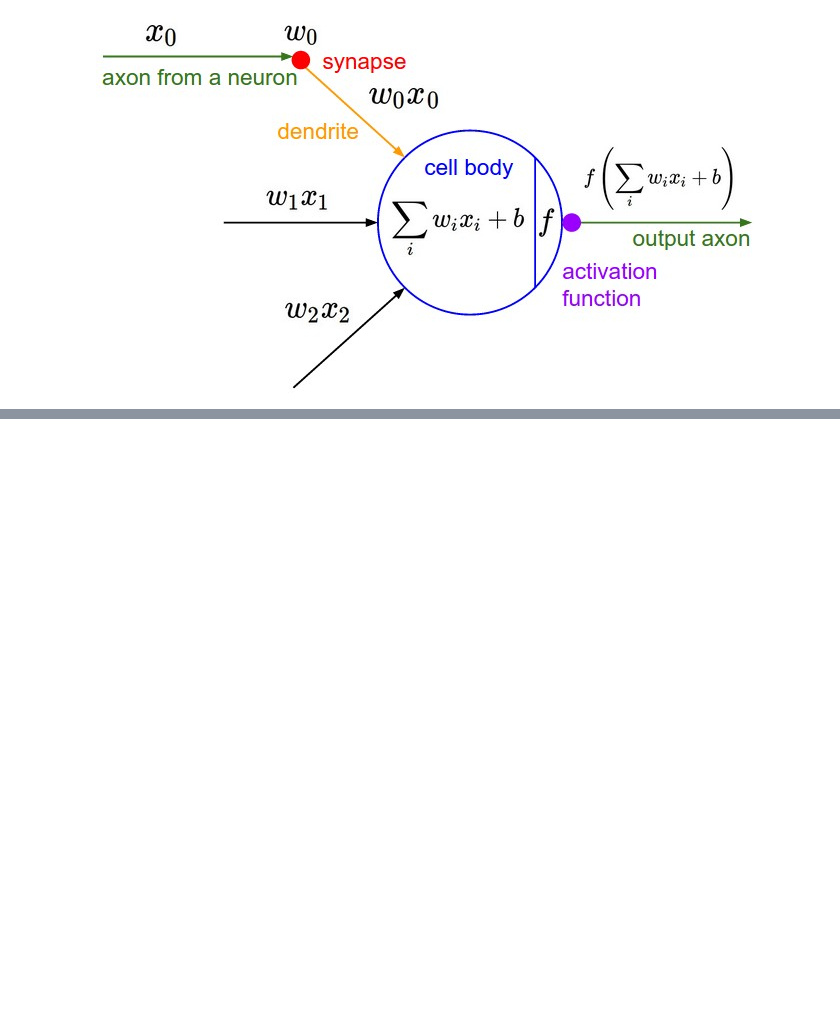
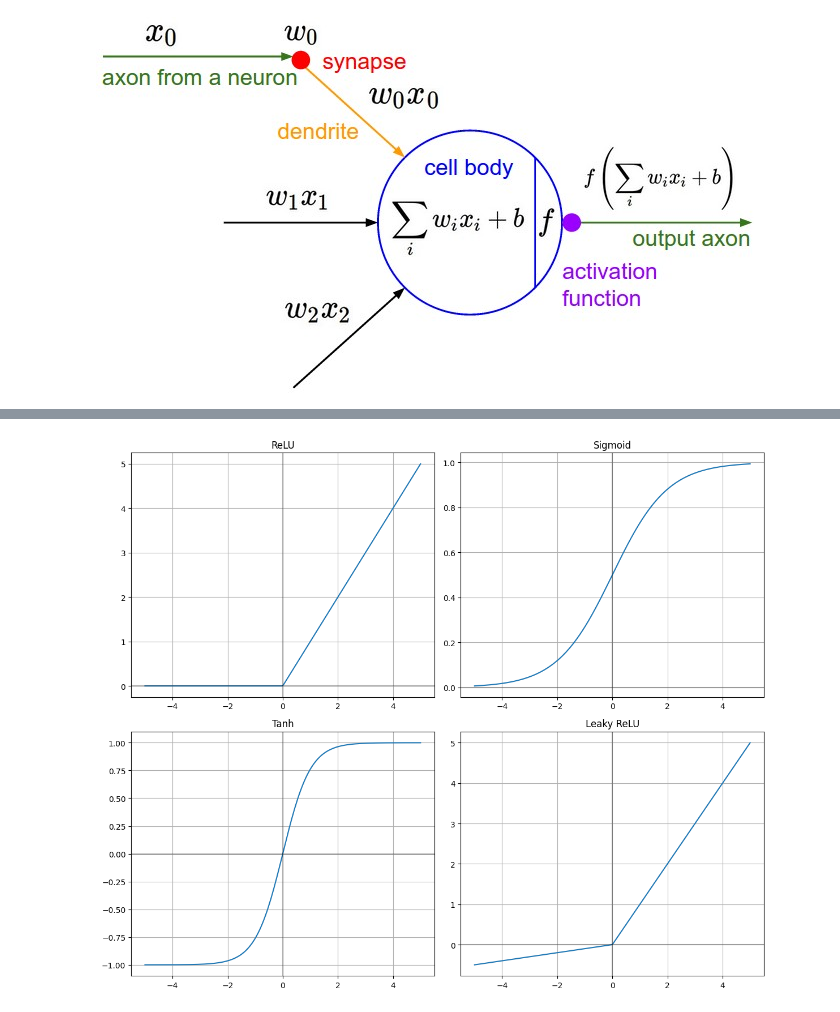
Before and after one commit to NinoRisteski/my_notebooks, a Jupyter notebook: build_micrograd.ipynb, the cells around one changed output, grey strips where cells are left out. Cells and saved outputs as stored; diff of their text form; code cells hidden in the pictures; blank space fills up the shorter version.

```diff
--- a/build_micrograd.ipynb
+++ b/build_micrograd.ipynb
@@ -513,0 +587,53 @@ Image('micrograd/wb.jpeg')
+# %%
+#Common activation functions:
+
+import numpy as np
+import matplotlib.pyplot as plt
+
+# Generate x values
+x = np.linspace(-5, 5, 200)
+
+# Create subplots
+fig, ((ax1, ax2), (ax3, ax4)) = plt.subplots(2, 2, figsize=(12, 10))
+
+# 1. ReLU (Rectified Linear Unit)
+def relu(x):
+    return np.maximum(0, x)
+
+ax1.plot(x, relu(x))
+ax1.set_title('ReLU')
+ax1.grid(True)
+ax1.axhline(y=0, color='k', linestyle='-', alpha=0.3)
+ax1.axvline(x=0, color='k', linestyle='-', alpha=0.3)
+
+# 2. Sigmoid
+def sigmoid(x):
+    return 1 / (1 + np.exp(-x))
+
+ax2.plot(x, sigmoid(x))
+ax2.set_title('Sigmoid')
+ax2.grid(True)
+ax2.axhline(y=0, color='k', linestyle='-', alpha=0.3)
+ax2.axvline(x=0, color='k', linestyle='-', alpha=0.3)
+
+# 3. Tanh
+ax3.plot(x, np.tanh(x))
+ax3.set_title('Tanh')
+ax3.grid(True)
+ax3.axhline(y=0, color='k', linestyle='-', alpha=0.3)
+ax3.axvline(x=0, color='k', linestyle='-', alpha=0.3)
+
+# 4. Leaky ReLU
+def leaky_relu(x, alpha=0.1):
+    return np.where(x > 0, x, alpha * x)
+
+ax4.plot(x, leaky_relu(x))
+ax4.set_title('Leaky ReLU')
+ax4.grid(True)
+ax4.axhline(y=0, color='k', linestyle='-', alpha=0.3)
+ax4.axvline(x=0, color='k', linestyle='-', alpha=0.3)
+
+plt.tight_layout()
+plt.show()
+# %% [output]
+[figure, added]
```
Also changed, not shown: parts of 8 cells of this notebook.
